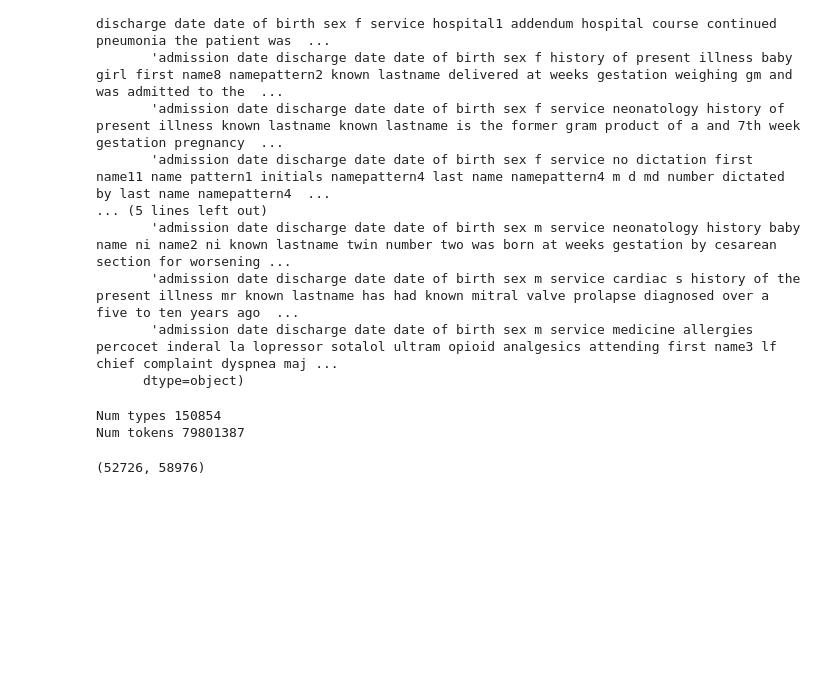
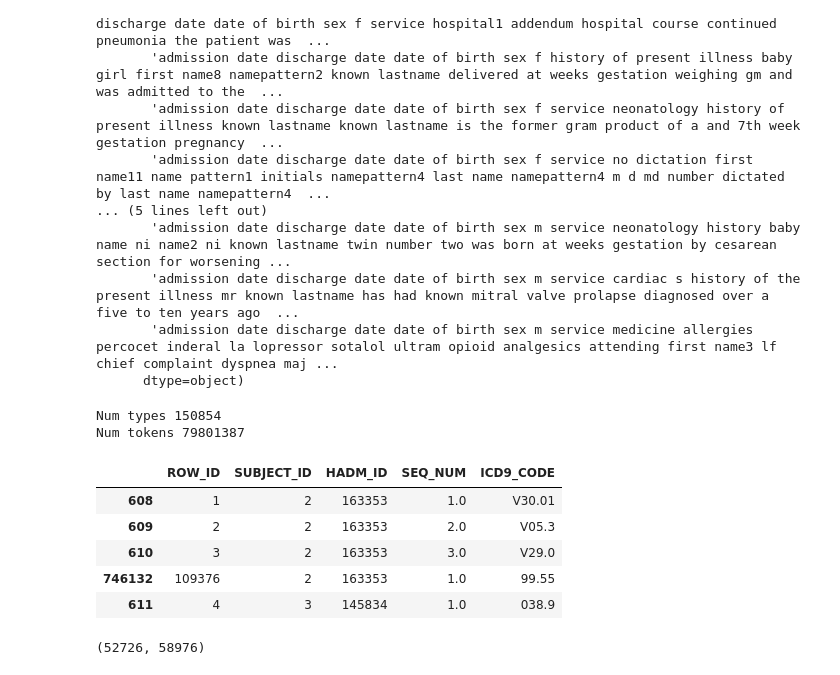
Before and after one commit to xcl-beta/medical_autocoding, a Jupyter notebook: notebooks/dataproc_mimic_III.ipynb, the cells around one changed output. Drawn from its saved outputs; the diff is of its cells as text; code cells hidden in the pictures; blank space fills up the shorter version.

```diff
--- a/notebooks/dataproc_mimic_III.ipynb
+++ b/notebooks/dataproc_mimic_III.ipynb
@@ -159,6 +159,15 @@ df = df.sort_values(['SUBJECT_ID', 'HADM_ID'])
 #Sort the label file by the same
 dfl = pd.read_csv('%s/ALL_CODES.csv' % MIMIC_3_DIR)
 dfl = dfl.sort_values(['SUBJECT_ID', 'HADM_ID'])
+# %%
+dfl.head()
+# %% [output]
+|  | ROW_ID | SUBJECT_ID | HADM_ID | SEQ_NUM | ICD9_CODE |
+| 608 | 1 | 2 | 163353 | 1.0 | V30.01 |
+| 609 | 2 | 2 | 163353 | 2.0 | V05.3 |
+| 610 | 3 | 2 | 163353 | 3.0 | V29.0 |
+| 746132 | 109376 | 2 | 163353 | 1.0 | 99.55 |
+| 611 | 4 | 3 | 145834 | 1.0 | 038.9 |
 # %%
 len(df['HADM_ID'].unique()), len(dfl['HADM_ID'].unique())
 # %% [output]
```
Also changed, not shown: parts of 11 cells of this notebook, 3 other files.
